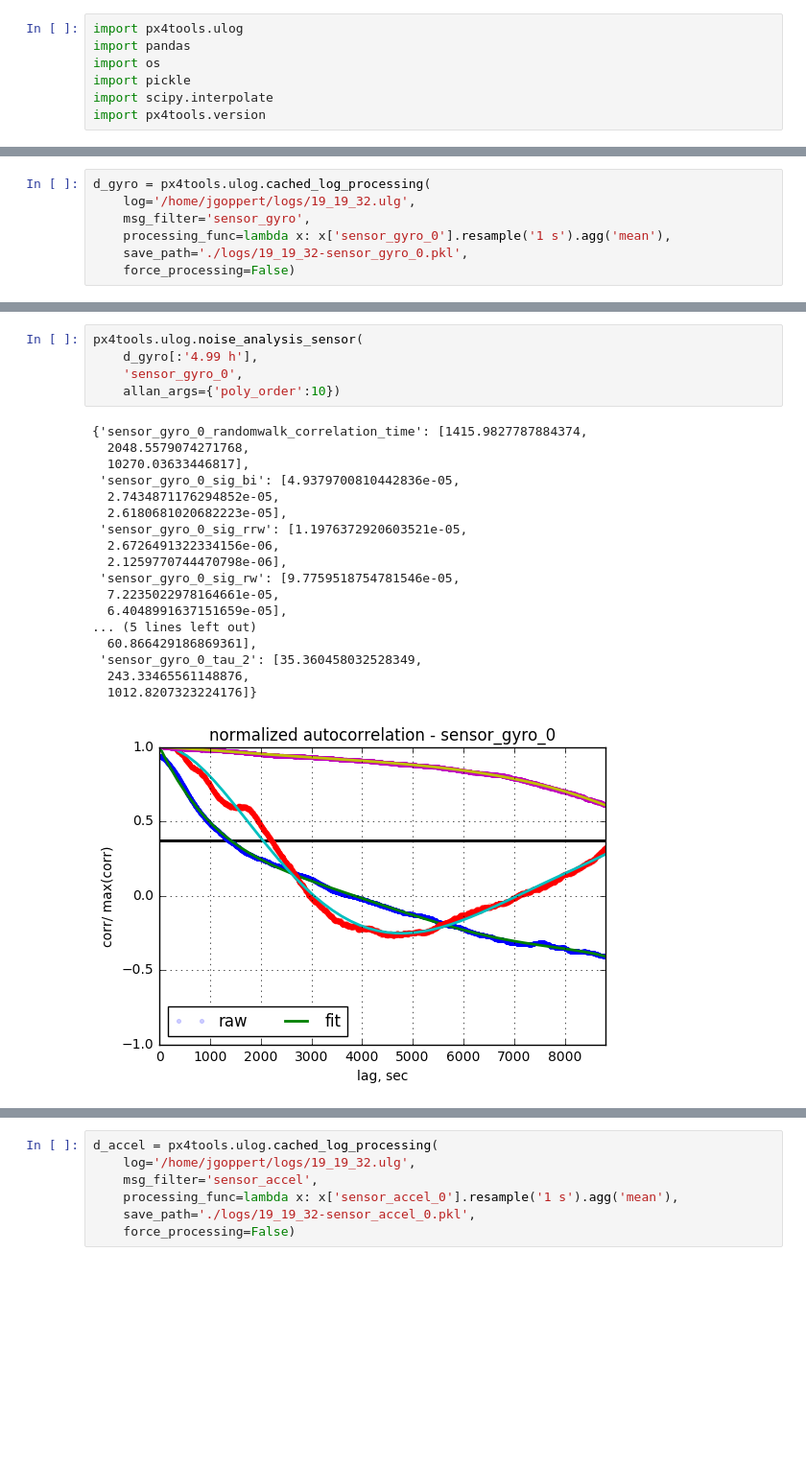
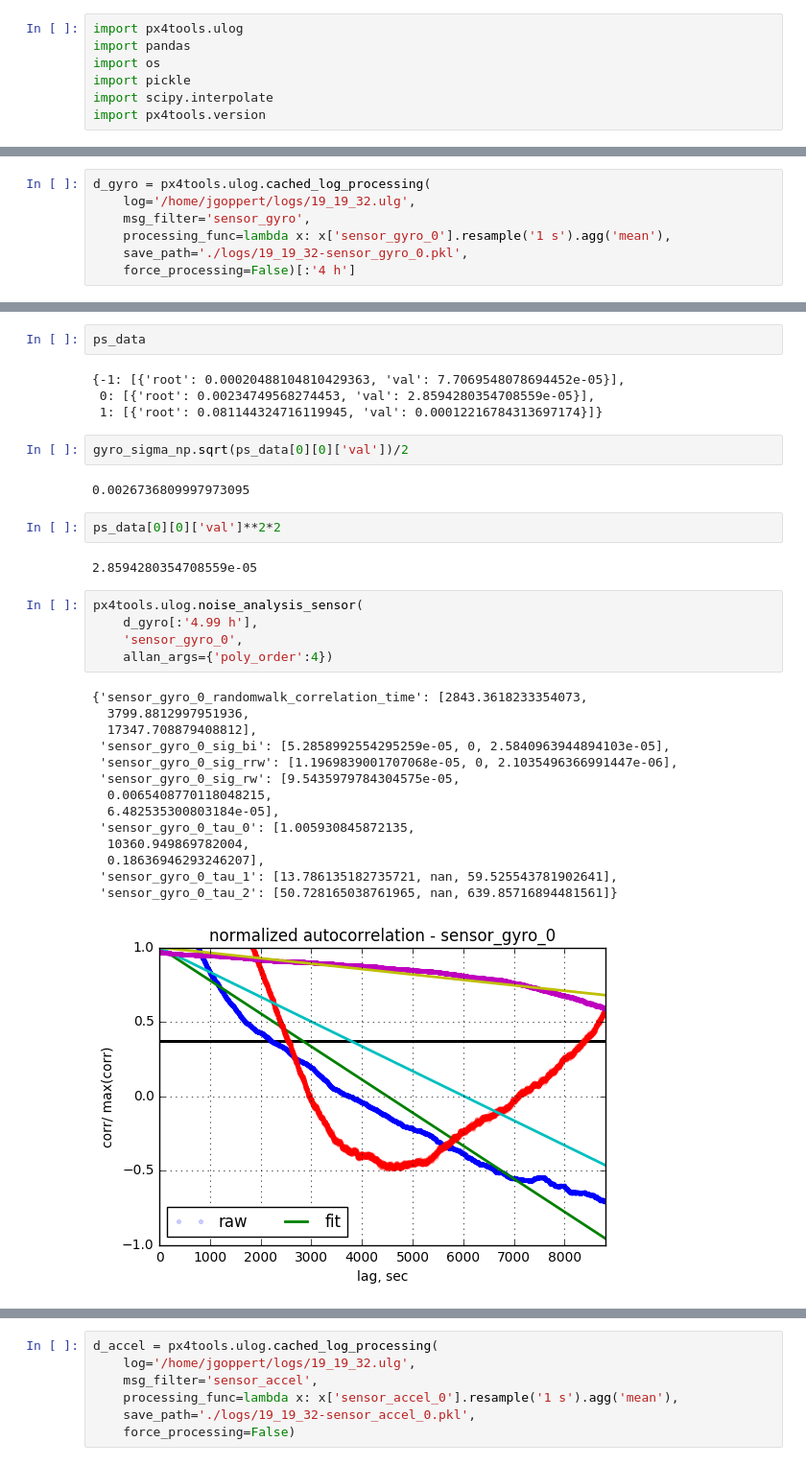
Before and after one commit to jgoppert/iekf_analysis, a Jupyter notebook: Pixhawk Noise Identification.ipynb, the cells around one changed output, grey strips where cells are left out. Shown: that part at 96% size. Saved outputs shown, nothing was run; the diff lists cells and outputs as text; blank space fills up the shorter version.

Commit message:
Update for gyro bias analysis.

```diff
--- a/Pixhawk Noise Identification.ipynb
+++ b/Pixhawk Noise Identification.ipynb
@@ -25,4 +27,4 @@ d_gyro = px4tools.ulog.cached_log_processing(
     msg_filter='sensor_gyro',
     processing_func=lambda x: x['sensor_gyro_0'].resample('1 s').agg('mean'),
     save_path='./logs/19_19_32-sensor_gyro_0.pkl',
-    force_processing=False)
+    force_processing=False)[:'4 h']
@@ -29,24 +59,34 @@ d_gyro = px4tools.ulog.cached_log_processing(
+# %%
+ps_data
+# %% [output]
+{-1: [{'root': 0.00020488104810429363, 'val': 7.7069548078694452e-05}],
+ 0: [{'root': 0.00234749568274453, 'val': 2.8594280354708559e-05}],
+ 1: [{'root': 0.081144324716119945, 'val': 0.00012216784313697174}]}
+# %%
+gyro_sigma_np.sqrt(ps_data[0][0]['val'])/2
+# %% [output]
+0.0026736809997973095
+# %%
+ps_data[0][0]['val']**2*2
+# %% [output]
+2.8594280354708559e-05
 # %%
 px4tools.ulog.noise_analysis_sensor(
     d_gyro[:'4.99 h'],
     'sensor_gyro_0',
-    allan_args={'poly_order':10})
+    allan_args={'poly_order':4})
 # %% [output]
-{'sensor_gyro_0_randomwalk_correlation_time': [1415.9827787884374,
-  2048.5579074271768,
-  10270.03633446817],
- 'sensor_gyro_0_sig_bi': [4.9379700810442836e-05,
-  2.7434871176294852e-05,
-  2.6180681020682223e-05],
- 'sensor_gyro_0_sig_rrw': [1.1976372920603521e-05,
-  2.6726491322334156e-06,
-  2.1259770744470798e-06],
- 'sensor_gyro_0_sig_rw': [9.7759518754781546e-05,
-  7.2235022978164661e-05,
-  6.4048991637151659e-05],
-... (5 lines left out)
-  60.866429186869361],
- 'sensor_gyro_0_tau_2': [35.360458032528349,
-  243.33465561148876,
-  1012.8207323224176]}
+{'sensor_gyro_0_randomwalk_correlation_time': [2843.3618233354073,
+  3799.8812997951936,
+  17347.708879408812],
+ 'sensor_gyro_0_sig_bi': [5.2858992554295259e-05, 0, 2.5840963944894103e-05],
+ 'sensor_gyro_0_sig_rrw': [1.1969839001707068e-05, 0, 2.1035496366991447e-06],
+ 'sensor_gyro_0_sig_rw': [9.5435979784304575e-05,
+  0.0065408770118048215,
+  6.482535300803184e-05],
+ 'sensor_gyro_0_tau_0': [1.005930845872135,
+  10360.949869782004,
+  0.18636946293246207],
+ 'sensor_gyro_0_tau_1': [13.786135182735721, nan, 59.525543781902641],
+ 'sensor_gyro_0_tau_2': [50.728165038761965, nan, 639.85716894481561]}
-[figure, old version]
+[figure, new version]
```
Also changed, not shown: parts of 16 cells of this notebook, 5 other files.
